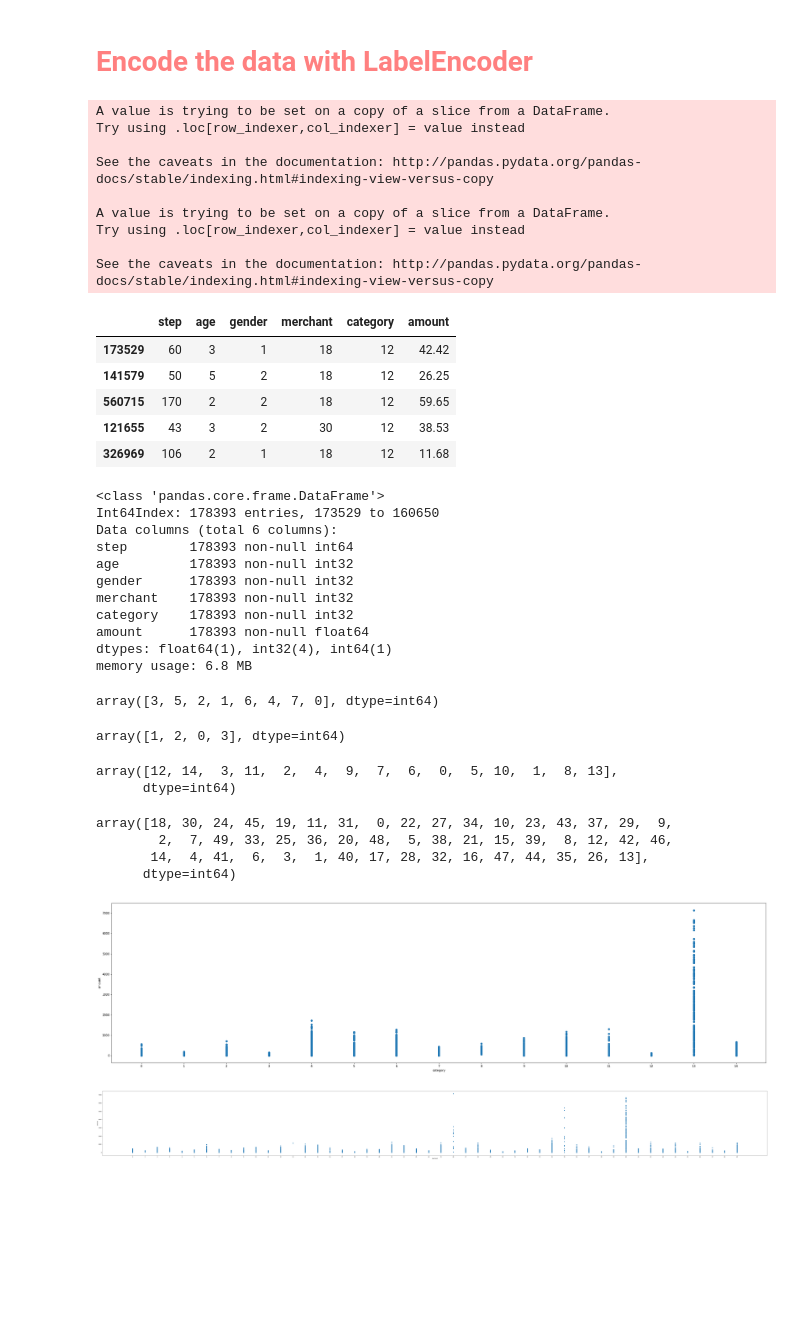
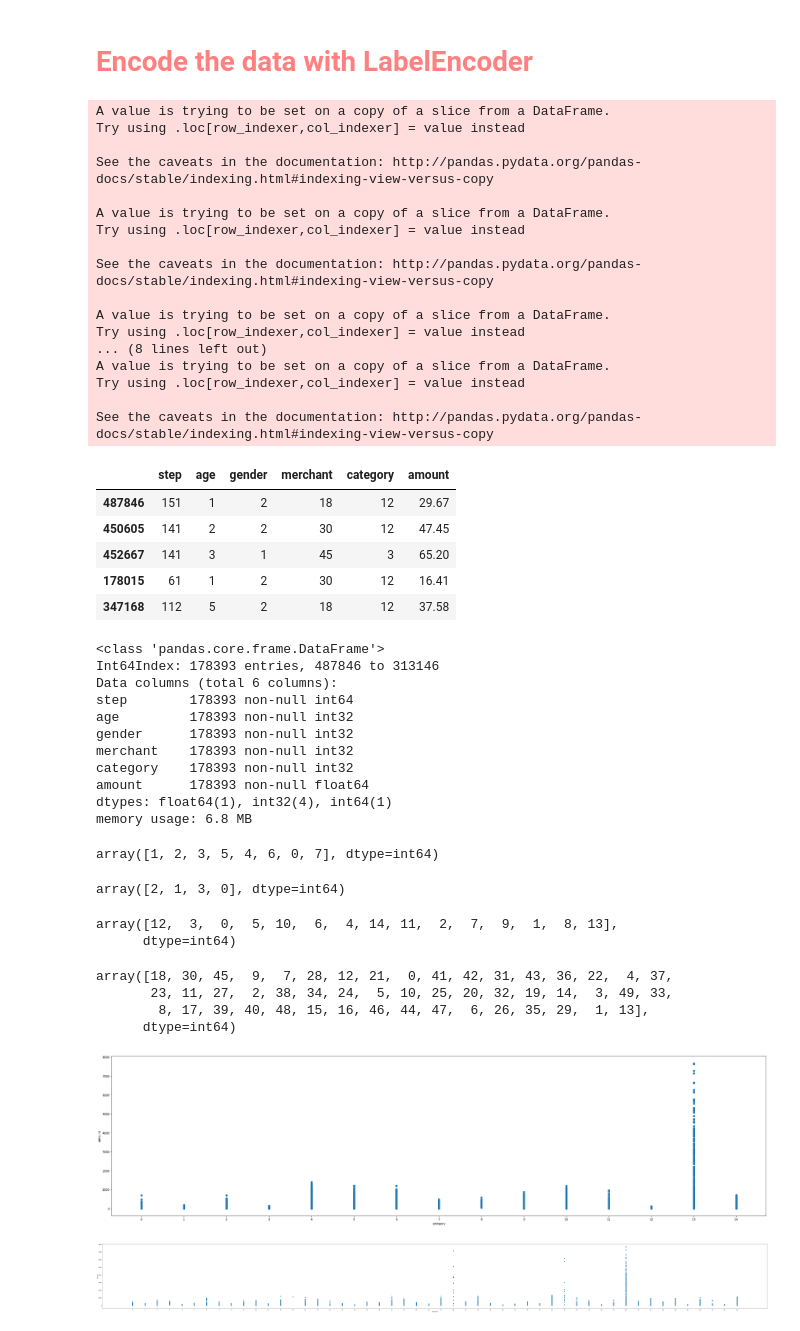
Before and after one commit to Pranitan-witt/DataMiningProject, a Jupyter notebook: AnomalyDetection_FinalProject.ipynb, the cells around one changed output. Saved outputs shown, nothing was run; the diff lists cells and outputs as text; code cells hidden in the pictures; blank space fills up the shorter version.

```diff
--- a/AnomalyDetection_FinalProject.ipynb
+++ b/AnomalyDetection_FinalProject.ipynb
@@ -56,6 +57,9 @@ See the caveats in the documentation: http://pandas.pydata.org/pandas-docs/stabl
 # Drop unused columns
 dataIsolation = data
 dataKNN = data
+dataKBatch = data
+dataDB = data
+dataEllipt = data
 data = data.drop(['fraud','customer','zipcodeOri','zipMerchant'],axis=1)
 data.head()
 # %% [output]
@@ -144,35 +148,49 @@ Encode the data with LabelEncoder
 # %%
 category = ['age','gender','merchant','category']
 for column in category:
         if column in data.columns.values:
             data[column] = LabelEncoder().fit_transform(data[column])
         if column in dataIsolation.columns.values:
             dataIsolation[column] = LabelEncoder().fit_transform(dataIsolation[column])
         if column in dataKNN.columns.values:
             dataKNN[column] = LabelEncoder().fit_transform(dataKNN[column])
+        if column in dataKBatch.columns.values:
+            dataKBatch[column] = LabelEncoder().fit_transform(dataKBatch[column])
+        if column in dataEllipt.columns.values:
+            dataEllipt[column] = LabelEncoder().fit_transform(dataEllipt[column])
+        if column in dataDB.columns.values:
+            dataDB[column] = LabelEncoder().fit_transform(dataDB[column])
 data.head()
 # %% [output]
 A value is trying to be set on a copy of a slice from a DataFrame.
 Try using .loc[row_indexer,col_indexer] = value instead
 
 See the caveats in the documentation: http://pandas.pydata.org/pandas-docs/stable/indexing.html#indexing-view-versus-copy
 
 A value is trying to be set on a copy of a slice from a DataFrame.
 Try using .loc[row_indexer,col_indexer] = value instead
 
 See the caveats in the documentation: http://pandas.pydata.org/pandas-docs/stable/indexing.html#indexing-view-versus-copy
+
+A value is trying to be set on a copy of a slice from a DataFrame.
+Try using .loc[row_indexer,col_indexer] = value instead
+... (8 lines left out)
+A value is trying to be set on a copy of a slice from a DataFrame.
+Try using .loc[row_indexer,col_indexer] = value instead
+
+See the caveats in the documentation: http://pandas.pydata.org/pandas-docs/stable/indexing.html#indexing-view-versus-copy
 |  | step | age | gender | merchant | category | amount |
-| 173529 | 60 | 3 | 1 | 18 | 12 | 42.42 |
-| 141579 | 50 | 5 | 2 | 18 | 12 | 26.25 |
-| 560715 | 170 | 2 | 2 | 18 | 12 | 59.65 |
-| 121655 | 43 | 3 | 2 | 30 | 12 | 38.53 |
-| 326969 | 106 | 2 | 1 | 18 | 12 | 11.68 |
+| 487846 | 151 | 1 | 2 | 18 | 12 | 29.67 |
+| 450605 | 141 | 2 | 2 | 30 | 12 | 47.45 |
+| 452667 | 141 | 3 | 1 | 45 | 3 | 65.20 |
+| 178015 | 61 | 1 | 2 | 30 | 12 | 16.41 |
+| 347168 | 112 | 5 | 2 | 18 | 12 | 37.58 |
 # %%
 # check missing value
 data.info()
 # %% [output]
 <class 'pandas.core.frame.DataFrame'>
-Int64Index: 178393 entries, 173529 to 160650
+Int64Index: 178393 entries, 487846 to 313146
 Data columns (total 6 columns):
 step        178393 non-null int64
 age         178393 non-null int32
@@ -186,25 +204,25 @@ memory usage: 6.8 MB
 #check unique value in age
 data.age.unique()
 # %% [output]
-array([3, 5, 2, 1, 6, 4, 7, 0], dtype=int64)
+array([1, 2, 3, 5, 4, 6, 0, 7], dtype=int64)
 # %%
 #check unique value in gendar
 data.gender.unique()
 # %% [output]
-array([1, 2, 0, 3], dtype=int64)
+array([2, 1, 3, 0], dtype=int64)
 # %%
 #check unique value in category
 data.category.unique()
 # %% [output]
-array([12, 14,  3, 11,  2,  4,  9,  7,  6,  0,  5, 10,  1,  8, 13],
+array([12,  3,  0,  5, 10,  6,  4, 14, 11,  2,  7,  9,  1,  8, 13],
       dtype=int64)
 # %%
 #check unique value in merchant
 data.merchant.unique()
 # %% [output]
-array([18, 30, 24, 45, 19, 11, 31,  0, 22, 27, 34, 10, 23, 43, 37, 29,  9,
-        2,  7, 49, 33, 25, 36, 20, 48,  5, 38, 21, 15, 39,  8, 12, 42, 46,
-       14,  4, 41,  6,  3,  1, 40, 17, 28, 32, 16, 47, 44, 35, 26, 13],
+array([18, 30, 45,  9,  7, 28, 12, 21,  0, 41, 42, 31, 43, 36, 22,  4, 37,
+       23, 11, 27,  2, 38, 34, 24,  5, 10, 25, 20, 32, 19, 14,  3, 49, 33,
+        8, 17, 39, 40, 48, 15, 16, 46, 44, 47,  6, 26, 35, 29,  1, 13],
       dtype=int64)
 # %%
 #plot category with amount
@@ -215,7 +233,7 @@ plt.scatter(data['category'],data['amount'])
 plt.xticks(range(15))
 plt.show()
 # %% [output]
-[figure, old version]
+[figure, new version]
 # %%
 #plot merchant with amount
 plt.figure(figsize=(100,10))
```
Also changed, not shown: parts of 42 cells of this notebook.
